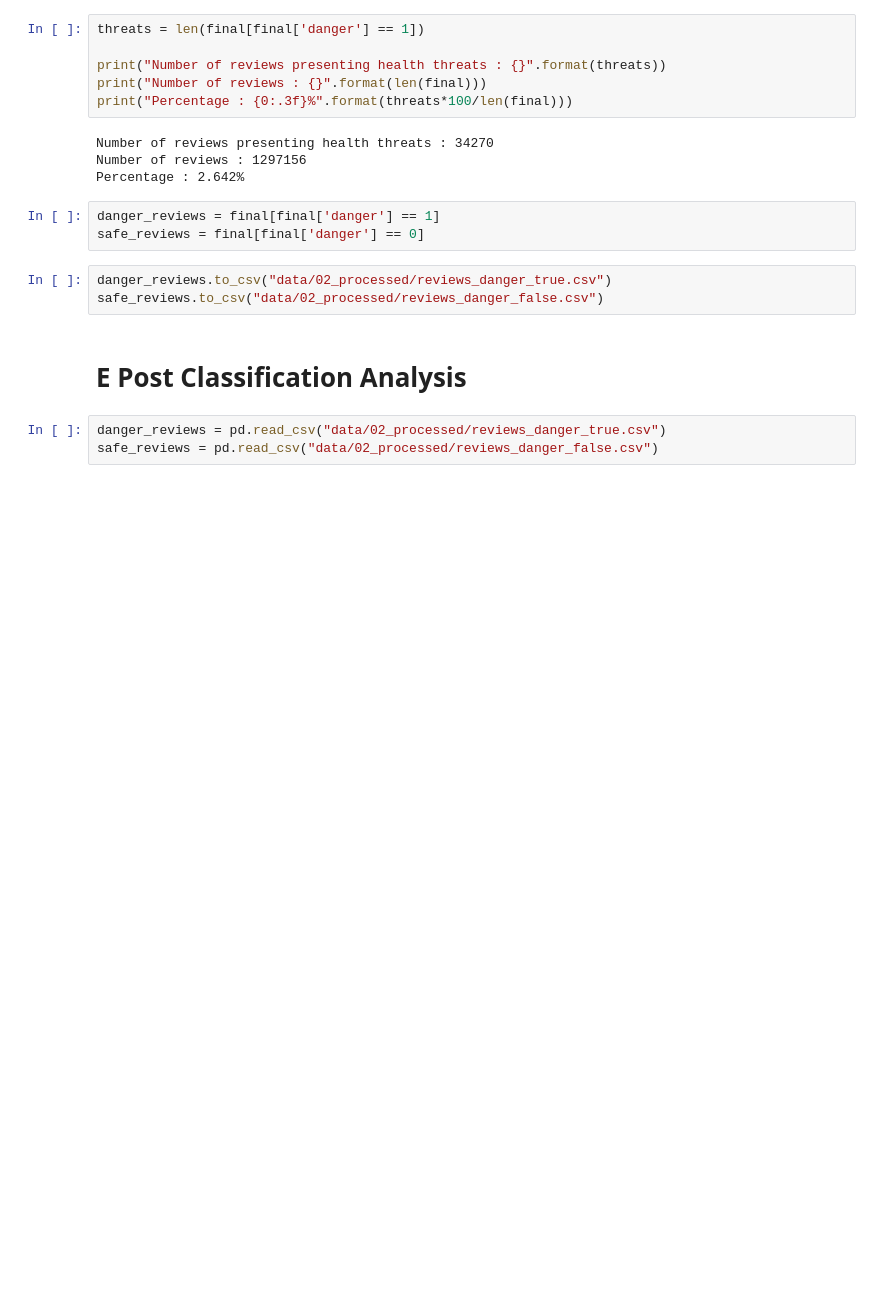
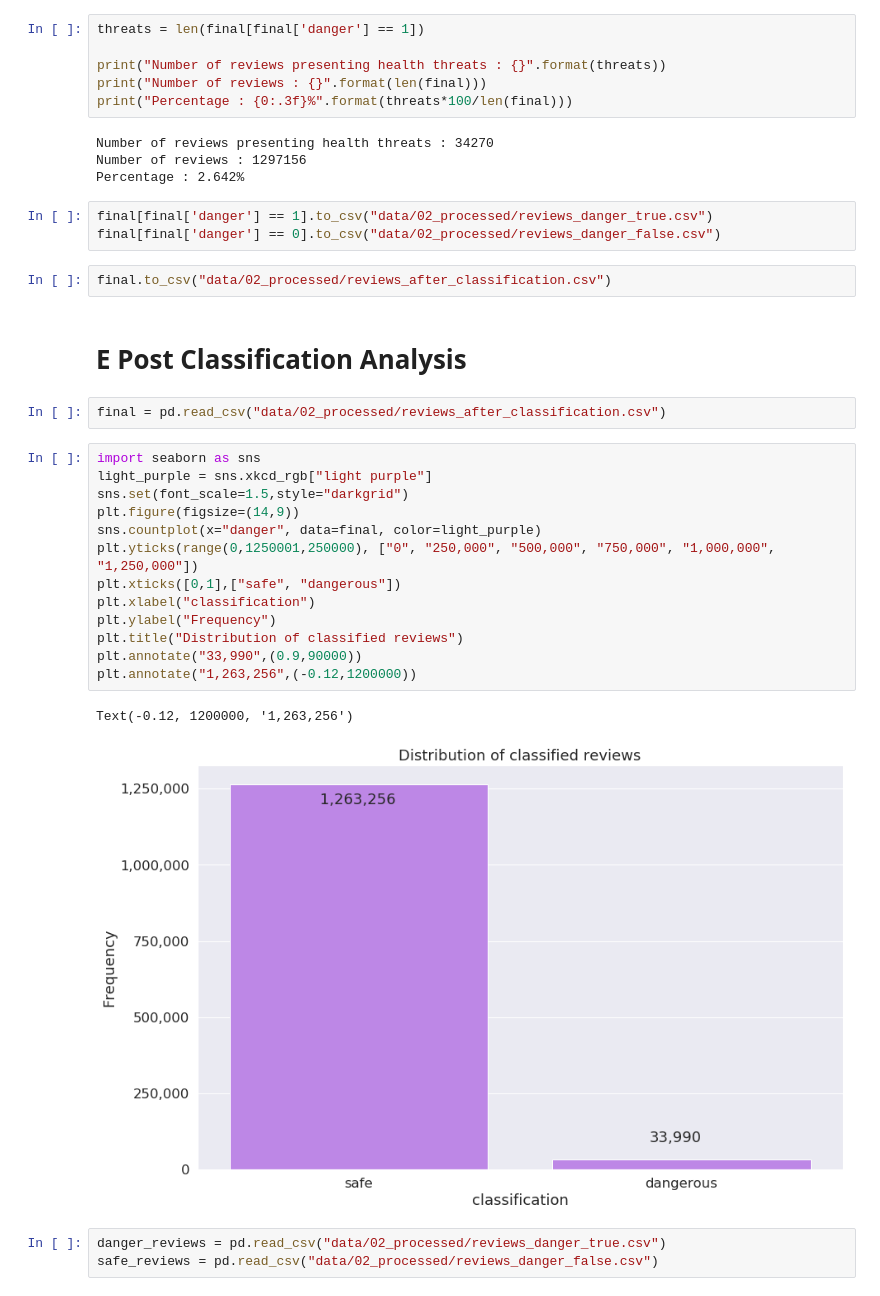
Before and after one commit to KKanakaraj/Amazon-Reviews-Infectious-Disease, a Jupyter notebook: Milestone3.ipynb, the cells around one changed output. Drawn from its saved outputs; the diff is of its cells as text; blank space fills up the shorter version.

Commit message:
update readme and add post classification analysis to notebook

```diff
--- a/Milestone3.ipynb
+++ b/Milestone3.ipynb
@@ -1364,13 +1364,30 @@ Number of reviews presenting health threats : 34270
 Number of reviews : 1297156
 Percentage : 2.642%
 # %%
-danger_reviews = final[final['danger'] == 1]
-safe_reviews = final[final['danger'] == 0]
+final[final['danger'] == 1].to_csv("data/02_processed/reviews_danger_true.csv")
+final[final['danger'] == 0].to_csv("data/02_processed/reviews_danger_false.csv")
-# %%
-danger_reviews.to_csv("data/02_processed/reviews_danger_true.csv")
-safe_reviews.to_csv("data/02_processed/reviews_danger_false.csv")
+# %%
+final.to_csv("data/02_processed/reviews_after_classification.csv")
 # %% [markdown]
 # E Post Classification Analysis
+# %%
+final = pd.read_csv("data/02_processed/reviews_after_classification.csv")
+# %%
+import seaborn as sns
+light_purple = sns.xkcd_rgb["light purple"]
+sns.set(font_scale=1.5,style="darkgrid")
+plt.figure(figsize=(14,9))
+sns.countplot(x="danger", data=final, color=light_purple)
+plt.yticks(range(0,1250001,250000), ["0", "250,000", "500,000", "750,000", "1,000,000", "1,250,000"])
+plt.xticks([0,1],["safe", "dangerous"])
+plt.xlabel("classification")
+plt.ylabel("Frequency")
+plt.title("Distribution of classified reviews")
+plt.annotate("33,990",(0.9,90000))
+plt.annotate("1,263,256",(-0.12,1200000))
+# %% [output]
+Text(-0.12, 1200000, '1,263,256')
+[figure, added]
 # %%
 danger_reviews = pd.read_csv("data/02_processed/reviews_danger_true.csv")
 safe_reviews = pd.read_csv("data/02_processed/reviews_danger_false.csv")
```
Also changed, not shown: parts of 26 cells of this notebook, 1 other file.
